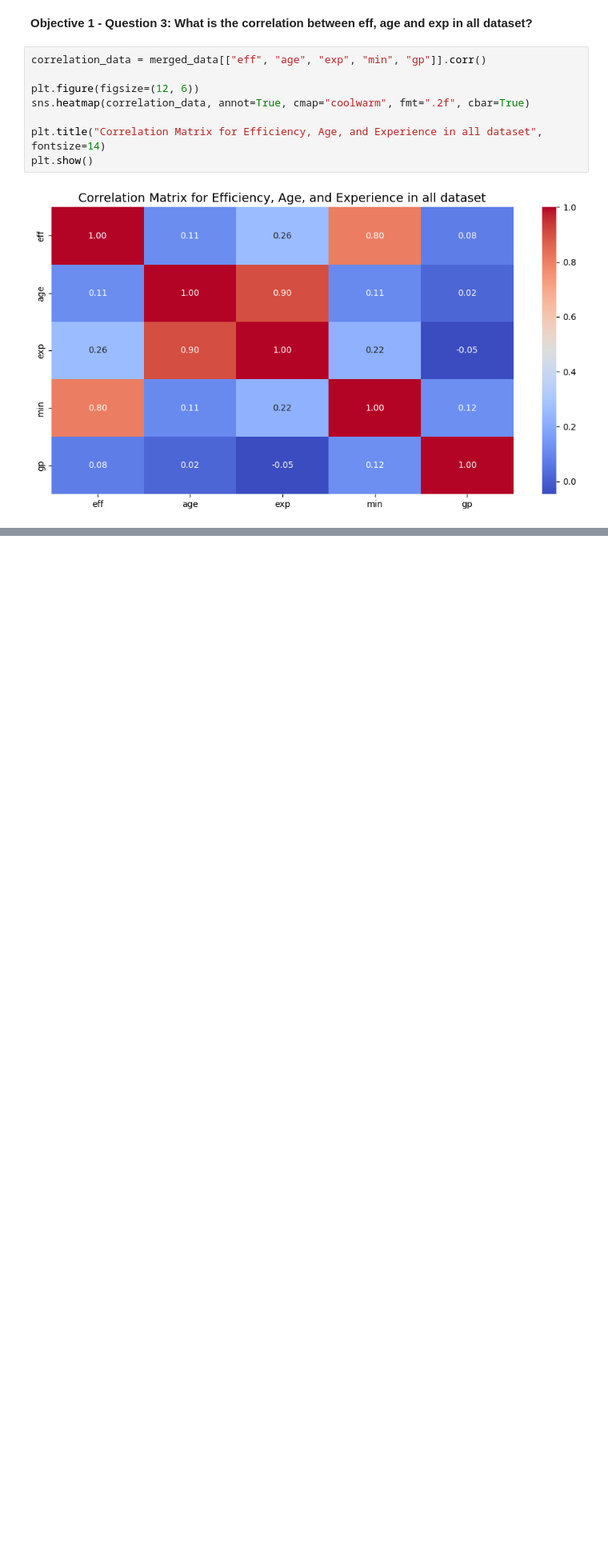
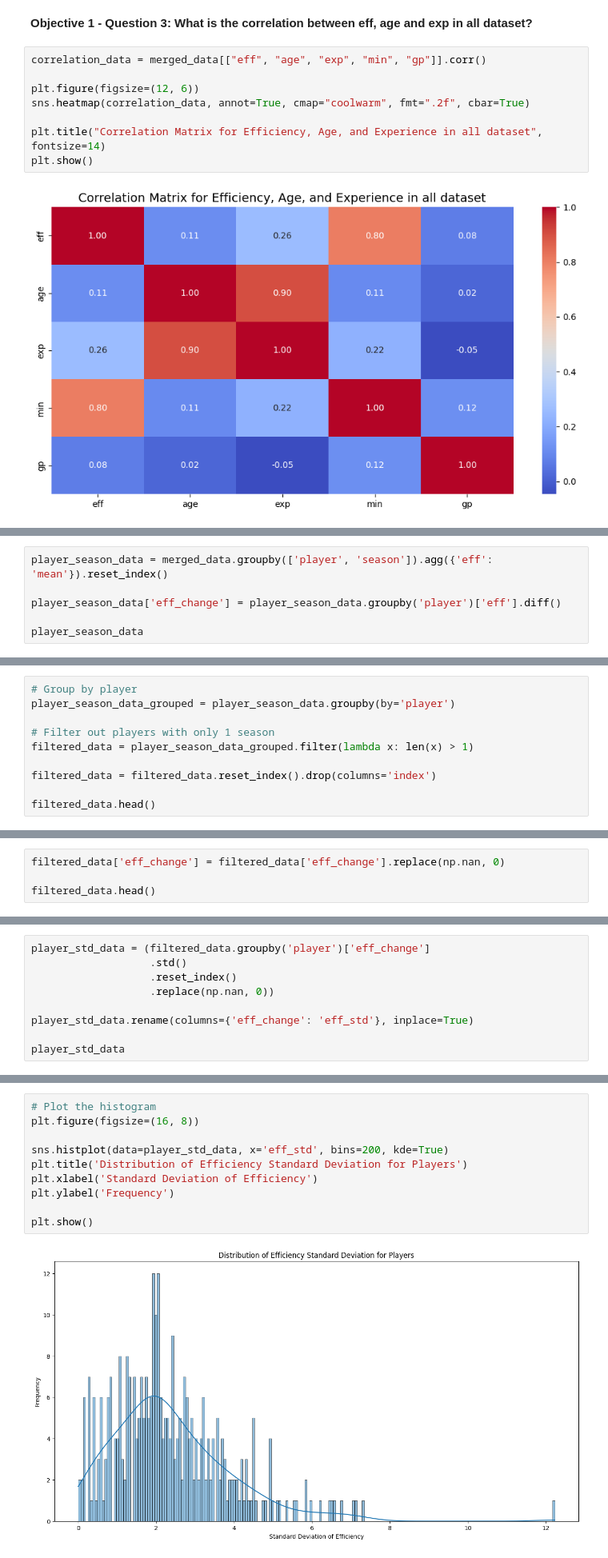
Before and after one commit to chocoCaro/Intro_DS, a Jupyter notebook: [data4life]_final.ipynb, the cells around one changed output, grey strips where cells are left out. Shown: that part at 80% size. Saved outputs shown, nothing was run; the diff lists cells and outputs as text; blank space fills up the shorter version.

```diff
--- a/[data4life]_final.ipynb
+++ b/[data4life]_final.ipynb
@@ -583,0 +542,6 @@ plt.show()
+# %%
+player_season_data = merged_data.groupby(['player', 'season']).agg({'eff': 'mean'}).reset_index()
+
+player_season_data['eff_change'] = player_season_data.groupby('player')['eff'].diff()
+
+player_season_data
@@ -583,0 +564,10 @@ plt.show()
+# %%
+# Group by player
+player_season_data_grouped = player_season_data.groupby(by='player')
+
+# Filter out players with only 1 season
+filtered_data = player_season_data_grouped.filter(lambda x: len(x) > 1)
+
+filtered_data = filtered_data.reset_index().drop(columns='index')
+
+filtered_data.head()
@@ -583,0 +583,4 @@ plt.show()
+# %%
+filtered_data['eff_change'] = filtered_data['eff_change'].replace(np.nan, 0)
+
+filtered_data.head()
@@ -583,0 +596,9 @@ plt.show()
+# %%
+player_std_data = (filtered_data.groupby('player')['eff_change']
+                   .std()
+                   .reset_index()
+                   .replace(np.nan, 0))
+
+player_std_data.rename(columns={'eff_change': 'eff_std'}, inplace=True)
+
+player_std_data
@@ -583,0 +619,12 @@ plt.show()
+# %%
+# Plot the histogram
+plt.figure(figsize=(16, 8))
+
+sns.histplot(data=player_std_data, x='eff_std', bins=200, kde=True)
+plt.title('Distribution of Efficiency Standard Deviation for Players')
+plt.xlabel('Standard Deviation of Efficiency')
+plt.ylabel('Frequency')
+
+plt.show()
+# %% [output]
+[figure, added]
```
Also changed, not shown: parts of 47 cells of this notebook.
